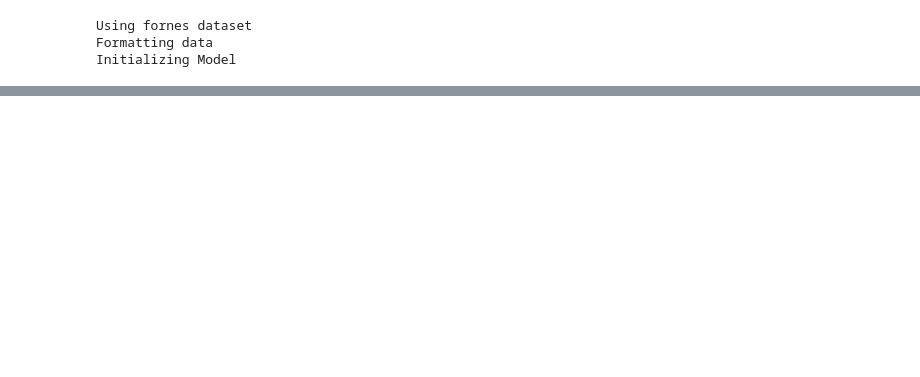
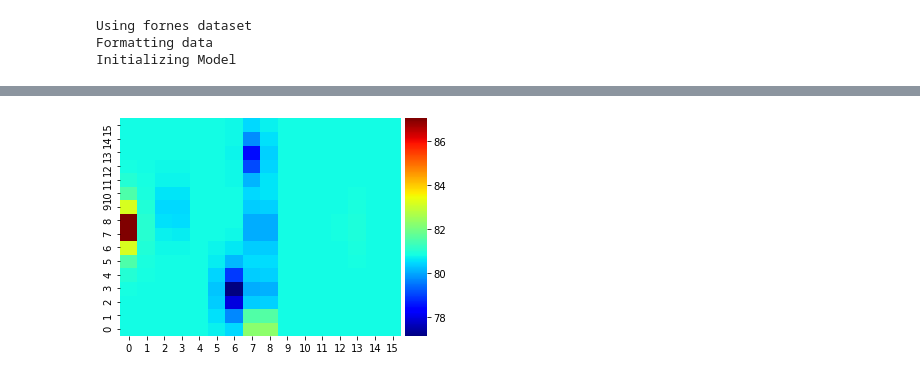
Before and after one commit to larsmmo/Master, a Jupyter notebook: gaussianProcess/GPKF/train.ipynb, the cells around one changed output, grey strips where cells are left out. Drawn from its saved outputs; the diff is of its cells as text; code cells hidden in the pictures; blank space fills up the shorter version.

```diff
--- a/gaussianProcess/GPKF/train.ipynb
+++ b/gaussianProcess/GPKF/train.ipynb
@@ -182,16 +205,20 @@ Y_train = Y[:,:len(X_train)]
 
 print('Initializing Model')
 # create time kernel
-#factory = KernelFactory()
 #kernel_time = factory.get_kernel('matern32', {'scale' : 0.01, 'std': 0.1, 'frequency':750}) # 0.6 and 0.0001
 #kernel_time = factory.get_kernel('matern32', {'scale' :12.638893, 'std': 13.19, 'frequency':750})
-kernel_time = Matern32Kernel(input_dim = 1, lengthscale=12.30548, variance = 48.19) + Matern32Kernel(input_dim = 1, lengthscale=3.30548, variance = 0.19)
-#kernel_time = GPy.kern.Matern52(input_dim = 1,lengthscale=12.30548, variance = 48.19)
+kernel_time = ExponentialKernel(input_dim = 1, lengthscale=169.40548, variance = 6.57)#Matern32Kernel(input_dim = 1, lengthscale=112.30548, variance = 43.19) + Matern32Kernel(input_dim = 1, lengthscale=2.230548, variance = 1.3)
 
 # create space kernel
 #kernel_space = factory.get_kernel('gaussian', {'scale' : 8.57 , 'std': 0.14, 'frequency':750})
 #kernel_space = factory.get_kernel('gaussian', {'scale' : 0.01 , 'std': 1, 'frequency':750})
-kernel_space = Matern32Kernel(input_dim = 3, lengthscale=0.3, variance = 0.474) #GaussianKernel(input_dim=3, variance=0.474, lengthscale=0.3)
+#kernel_space = GaussianKernel(input_dim=3, variance=24.373550498250008, lengthscale=0.13487639953469027)
+kernel_space = Matern32Kernel(input_dim=3, variance=24.373550498250008, lengthscale=[0.1, 0.2, 0.3] , ARD = True)
+#kernel_space = Matern32Kernel(input_dim = 1, active_dims = [0], lengthscale=0.1, variance = 0.474) + Matern32Kernel(input_dim = 1, active_dims = [1], lengthscale=0.2, variance = 0.474) + Matern32Kernel(input_dim = 1, active_dims = [2], lengthscale=0.3, variance = 0.474)
+# [296.94573008 166.6765845  292.16929161   0.90729993 286.01831043 60.13856892 291.60828253   8.7336094 ]
+#Matern32Kernel(input_dim = 3, lengthscale=0.1, variance = 0.474)# + Matern32Kernel(input_dim = 3, lengthscale=2.230548, variance = 1.3)
+#{'kernel': <GPy.kern.src.stationary.Matern32 object at 0x000001A561DAB988>, 'lengthscale': 1e-05, 'variance': 8.233794066451964}
+#{'kernel': <GPy.kern.src.rbf.RBF object at 0x000002BB41996848>, 'lengthscale': 0.13487639953469027, 'variance': 24.373550498250008}
 model = Gpkf(params, Y, kernel_time, kernel_space, normalize_y = True, n_restarts = 0)
 # %% [output]
 Using fornes dataset
@@ -295,9 +344,12 @@ posteriorMean[:,1000]
 # %%
 m3Indexes = np.array([key for key, value in enumerate(locations.values) if value[1]==3])
 m3Pos = np.array([value[[0,2]] for key, value in enumerate(locations.values) if value[1]==3])
-vals = np.zeros(shape=(11,11))
-for key,value in enumerate(params.data['spaceLocsPred']):
-    vals[int(value[0]/6),int(value[2]/6)] = predictedMean[key,2500]
+vals = np.zeros(shape=(pred_shape,pred_shape))
+for key,value in enumerate(locations_pred):
+    vals = np.reshape(predictedMean[:,3000], (-1, pred_shape)).T
+    #vals[int(value[0]/6),int(value[2]/6)] = predictedMean[key,2500]
 
-ax = sns.heatmap(vals, xticklabels=1, yticklabels = 1, cmap='viridis', cbar_kws=dict(pad=0.01, aspect=10))
+ax = sns.heatmap(vals, xticklabels=1, yticklabels = 1, cmap='jet', cbar_kws=dict(pad=0.01, aspect=10))
 ax.invert_yaxis()
+# %% [output]
+[figure, added]
```
Also changed, not shown: parts of 18 cells of this notebook, 4 other files.
